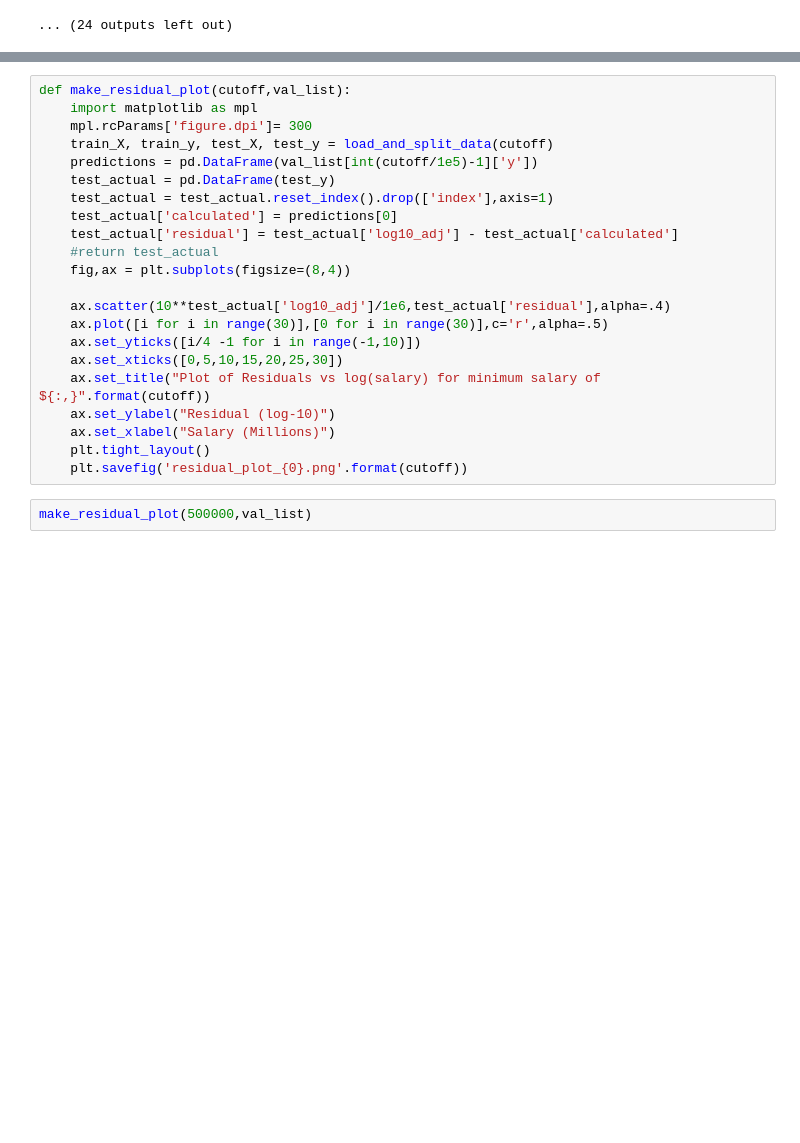
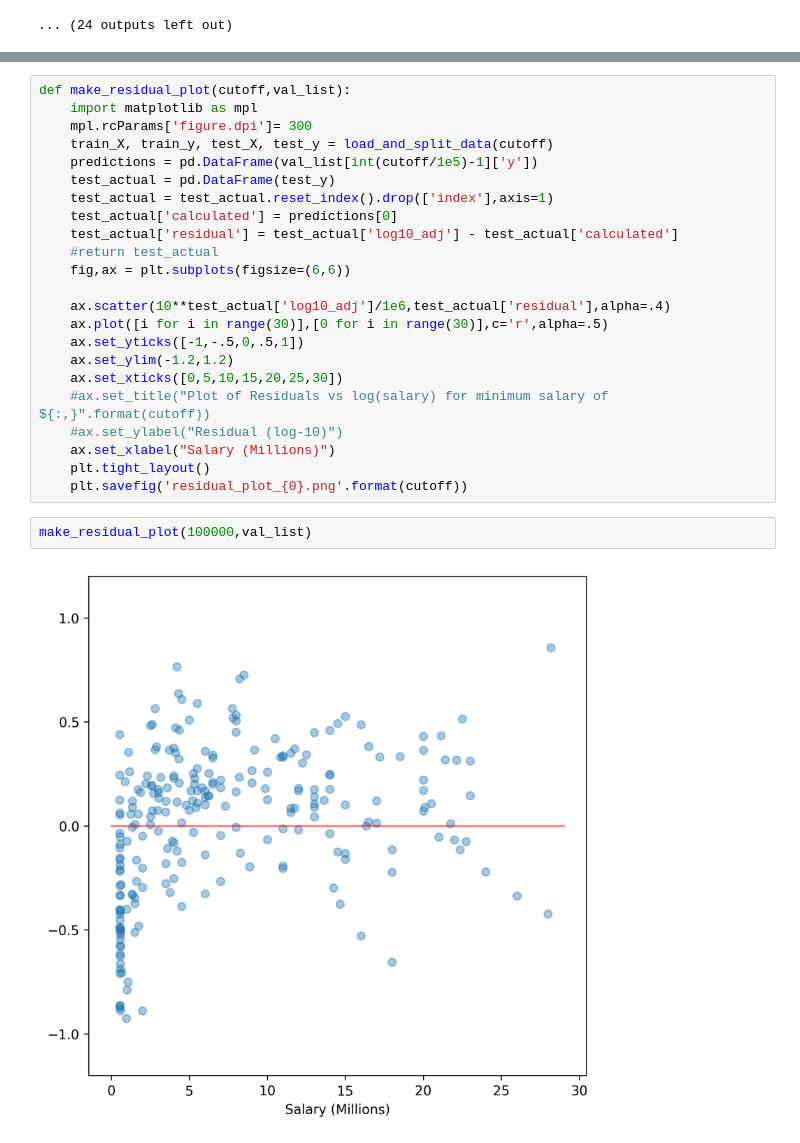
Before and after one commit to iamryanmurray/metis, a Jupyter notebook: 2-Luther/elastic_net_train_test.ipynb, the cells around one changed output, grey strips where cells are left out. Cells and saved outputs as stored; diff of their text form; blank space fills up the shorter version.

```diff
--- a/2-Luther/elastic_net_train_test.ipynb
+++ b/2-Luther/elastic_net_train_test.ipynb
@@ -196,18 +218,21 @@ def make_residual_plot(cutoff,val_list):
     test_actual['calculated'] = predictions[0]
     test_actual['residual'] = test_actual['log10_adj'] - test_actual['calculated']
     #return test_actual
-    fig,ax = plt.subplots(figsize=(8,4))
+    fig,ax = plt.subplots(figsize=(6,6))
 
     ax.scatter(10**test_actual['log10_adj']/1e6,test_actual['residual'],alpha=.4)
     ax.plot([i for i in range(30)],[0 for i in range(30)],c='r',alpha=.5)
-    ax.set_yticks([i/4 -1 for i in range(-1,10)])
+    ax.set_yticks([-1,-.5,0,.5,1])
+    ax.set_ylim(-1.2,1.2)
     ax.set_xticks([0,5,10,15,20,25,30])
-    ax.set_title("Plot of Residuals vs log(salary) for minimum salary of ${:,}".format(cutoff))
-    ax.set_ylabel("Residual (log-10)")
+    #ax.set_title("Plot of Residuals vs log(salary) for minimum salary of ${:,}".format(cutoff))
+    #ax.set_ylabel("Residual (log-10)")
     ax.set_xlabel("Salary (Millions)")
     plt.tight_layout()
     plt.savefig('residual_plot_{0}.png'.format(cutoff))
 # %%
-make_residual_plot(500000,val_list)
+make_residual_plot(100000,val_list)
+# %% [output]
+[figure, added]
 # %%
 make_residual_plot(1000000,val_list)
```
Also changed, not shown: parts of 20 cells of this notebook, 10 other files.
